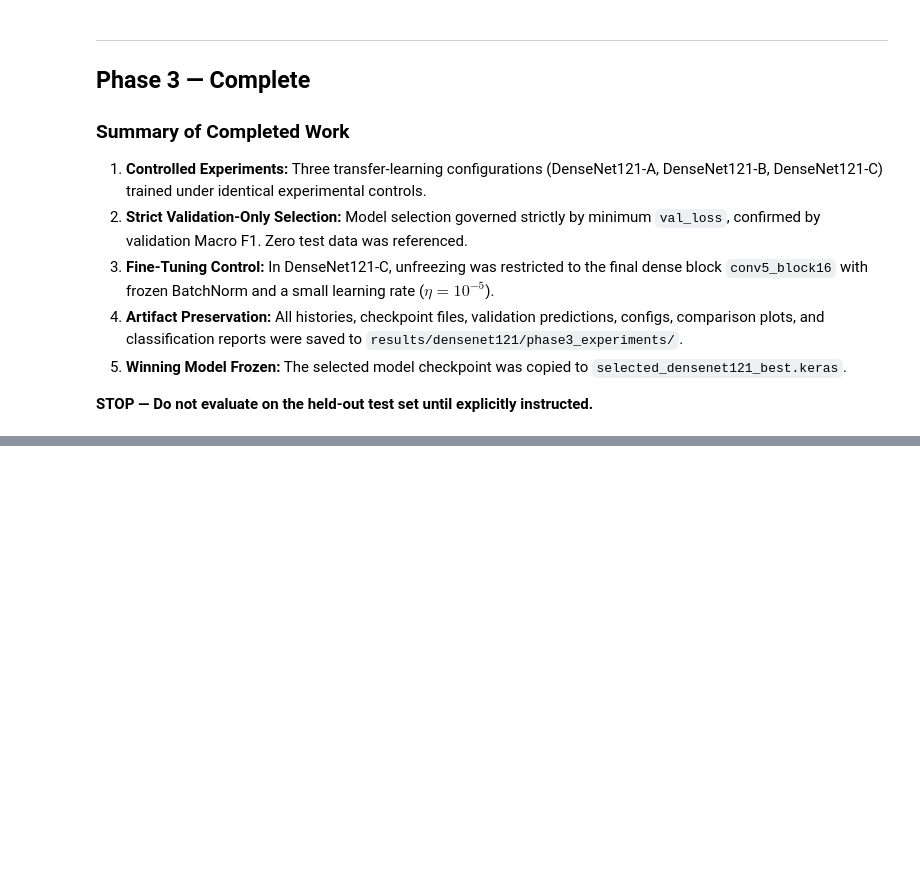
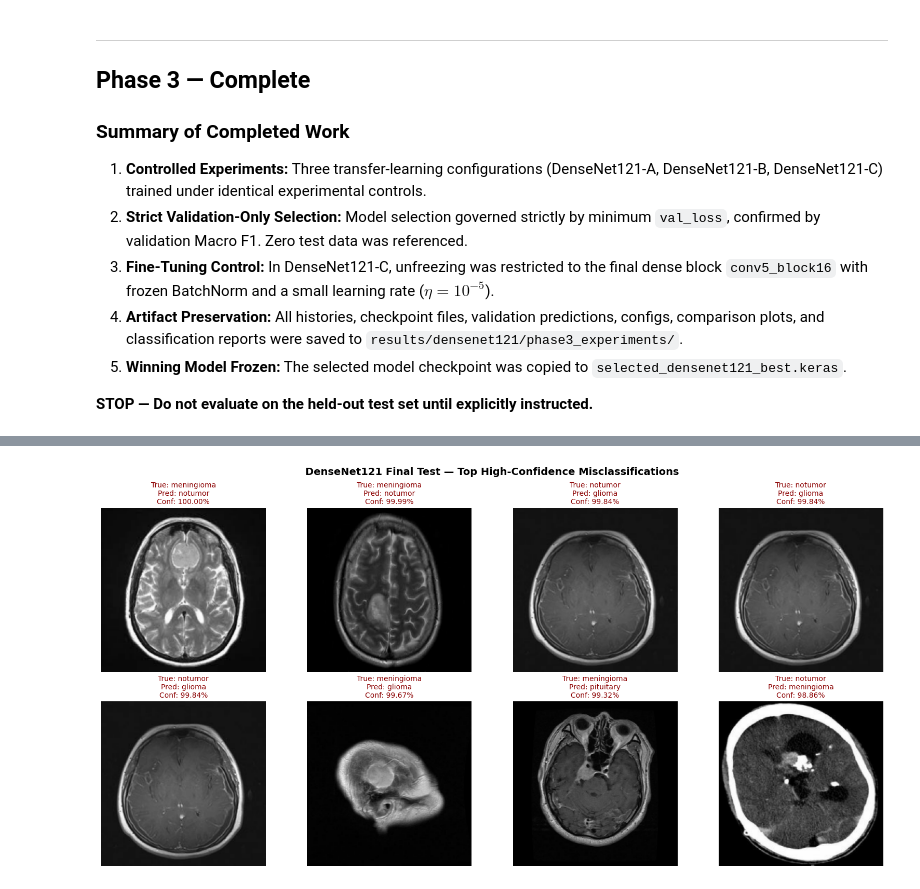
Before and after one commit to Janith303/Brain-Tumor-classification-model, a Jupyter notebook: notebooks/04_densenet121.ipynb, the cells around one changed output, grey strips where cells are left out. Cells and saved outputs as stored; diff of their text form; code cells hidden in the pictures; blank space fills up the shorter version.

```diff
--- a/notebooks/04_densenet121.ipynb
+++ b/notebooks/04_densenet121.ipynb
@@ -2338,0 +2521,19 @@ Validation confusion matrix saved to: /content/brain_tumour_model_comparison/res
+# %%
+test_predictions_df = pd.DataFrame({
+    "filepath": test_df["filepath"].values,
+    "true_index": test_true_indices,
+    "true_label": test_true_labels,
+    "predicted_index": test_predicted_indices,
+    "predicted_label": test_predicted_labels,
+    "correct": correct_mask,
+    "prob_glioma": test_probabilities[:, 0],
+    "prob_meningioma": test_probabilities[:, 1],
+    "prob_notumor": test_probabilities[:, 2],
+    "prob_pituitary": test_probabilities[:, 3],
+    "prediction_confidence": test_confidences
+})
+
+test_pred_csv_path = os.path.join(PHASE4_DIR, "densenet121_test_predictions.csv")
+test_predictions_df.to_csv(test_pred_csv_path, index=False)
+print(f"Test predictions manifest saved to: {test_pred_csv_path}")
+test_predictions_df.head(10)
@@ -2338,0 +2806,79 @@ Validation confusion matrix saved to: /content/brain_tumour_model_comparison/res
+# %%
+# 1. Extract misclassifications
+misclassified_df = test_predictions_df[~test_predictions_df["correct"]].copy()
+misclassified_df.sort_values(by="prediction_confidence", ascending=False, inplace=True)
+
+misclassified_csv_path = os.path.join(PHASE4_ERROR_DIR, "densenet121_misclassified_images.csv")
+misclassified_df.to_csv(misclassified_csv_path, index=False)
+print(f"Total Misclassified Test Images: {len(misclassified_df)} out of {len(test_df)} ({len(misclassified_df)/len(test_df):.2%})")
+print(f"Saved misclassified images to: {misclassified_csv_path}")
+
+# 2. Error Pairs Frequency Table
+error_pairs = (
+    misclassified_df.groupby(["true_label", "predicted_label"])
+    .size()
+    .reset_index(name="count")
+    .sort_values(by="count", ascending=False)
+)
+error_pairs_csv_path = os.path.join(PHASE4_ERROR_DIR, "densenet121_error_pairs.csv")
+error_pairs.to_csv(error_pairs_csv_path, index=False)
+print(f"\nError Pairs Frequency Table saved to: {error_pairs_csv_path}")
+print(error_pairs)
+
+# Most common error pair
+if len(error_pairs) > 0:
+    top_error = error_pairs.iloc[0]
+    most_common_error_str = f"{top_error['true_label']} -> {top_error['predicted_label']} ({int(top_error['count'])} cases)"
+else:
+    most_common_error_str = 'No classification errors'
+
+# Per-class F1 extremes
+per_class_f1s = {cls: clf_report_dict[cls]["f1-score"] for cls in CLASS_NAMES}
+lowest_f1_cls = min(per_class_f1s, key=per_class_f1s.get)
+highest_f1_cls = max(per_class_f1s, key=per_class_f1s.get)
+val_acc = float(selected_config_meta["experiment_results"]["validation_accuracy"])
+val_test_acc_gap = val_acc - test_accuracy
+
+# 3. Save Evidence Notes JSON
+evidence_notes = {
+    "lowest_test_f1_class": lowest_f1_cls,
+    "highest_test_f1_class": highest_f1_cls,
+    "most_common_error_pair": most_common_error_str,
+    "validation_test_accuracy_gap": float(val_test_acc_gap),
+    "misclassified_images": int(len(misclassified_df)),
+    "dataset_limitation": "Patient-level independence cannot be verified from available identifiers.",
+    "leakage_control": "Exact duplicate overlap was audited before frozen splits were created.",
+    "interpretation_warning": "Performance on this dataset does not establish performance on unseen patients, scanners, hospitals or clinical populations."
+}
+
+evidence_notes_path = os.path.join(PHASE4_DIR, "densenet121_evidence_notes.json")
+with open(evidence_notes_path, "w") as f:
+    json.dump(evidence_notes, f, indent=4)
+print(f"Evidence notes saved to: {evidence_notes_path}")
+
+# 4. Plot High-Confidence Misclassified Examples (Top 8)
+num_examples = min(8, len(misclassified_df))
+fig, axes = plt.subplots(2, 4, figsize=(16, 8))
+fig.suptitle("DenseNet121 Final Test — Top High-Confidence Misclassifications", fontsize=14, fontweight='bold')
+
+for idx in range(num_examples):
+    ax = axes.flat[idx]
+    row = misclassified_df.iloc[idx]
+    img_path = os.path.join(dataset_path, row["filepath"])
+    raw_img = tf.io.read_file(img_path)
+    decoded_img = tf.image.decode_jpeg(raw_img, channels=3)
+    resized_img = tf.image.resize(decoded_img, (224, 224)).numpy().astype(np.uint8)
+
+    ax.imshow(resized_img)
+    ax.set_title(
+        f"True: {row['true_label']}\nPred: {row['predicted_label']}\nConf: {row['prediction_confidence']:.2%}",
+        fontsize=10, color='darkred'
+    )
+    ax.axis('off')
+
+plt.tight_layout()
+misclf_plot_path = os.path.join(PHASE4_PLOTS_DIR, "densenet121_misclassified_examples.png")
+plt.savefig(misclf_plot_path, dpi=150, bbox_inches='tight')
+plt.show()
+print(f"Misclassified examples visualization saved to: {misclf_plot_path}")
+# %% [output]
@@ -2338,0 +2901 @@ Validation confusion matrix saved to: /content/brain_tumour_model_comparison/res
+[figure, added]
```
Also changed, not shown: parts of 27 cells of this notebook.
